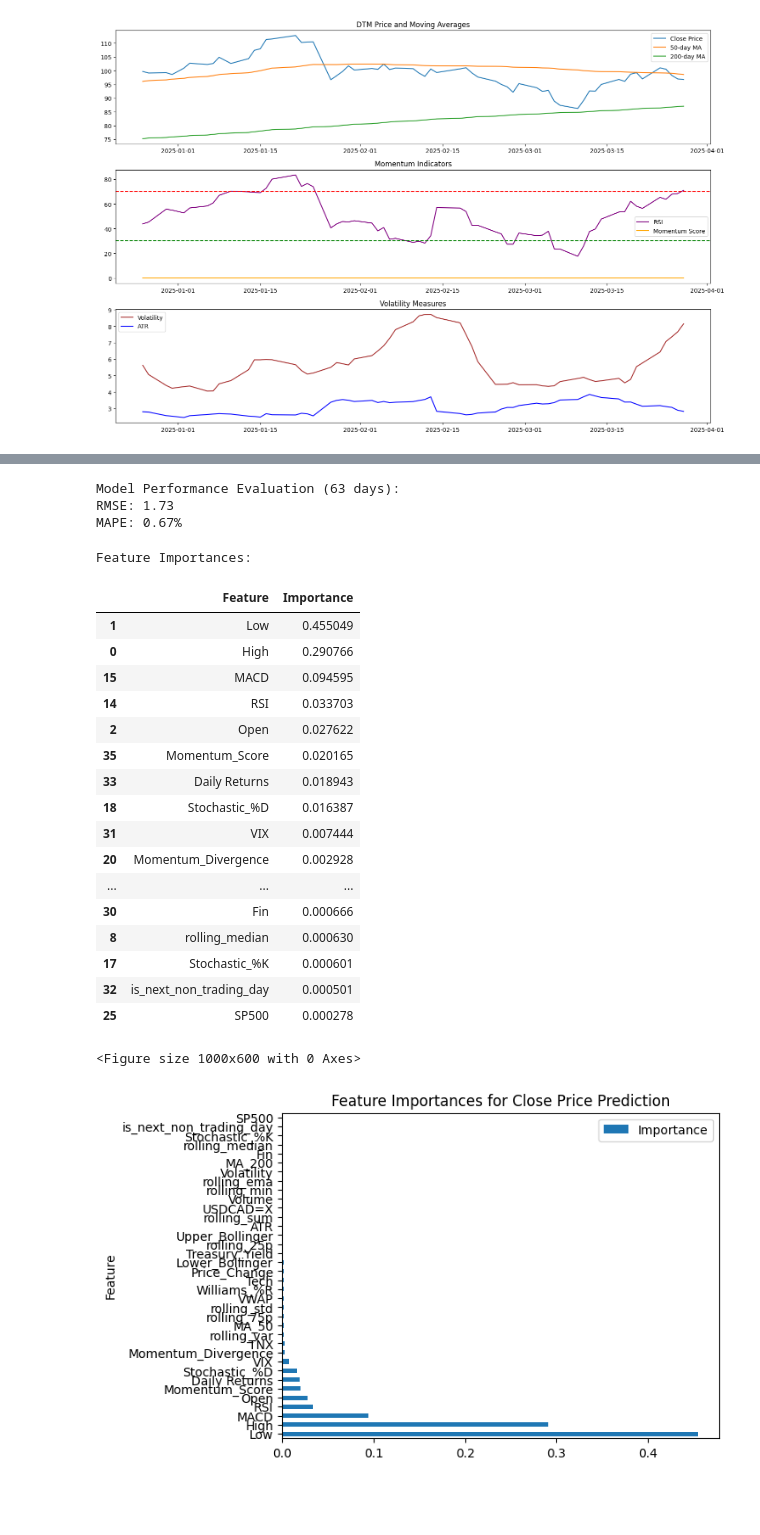
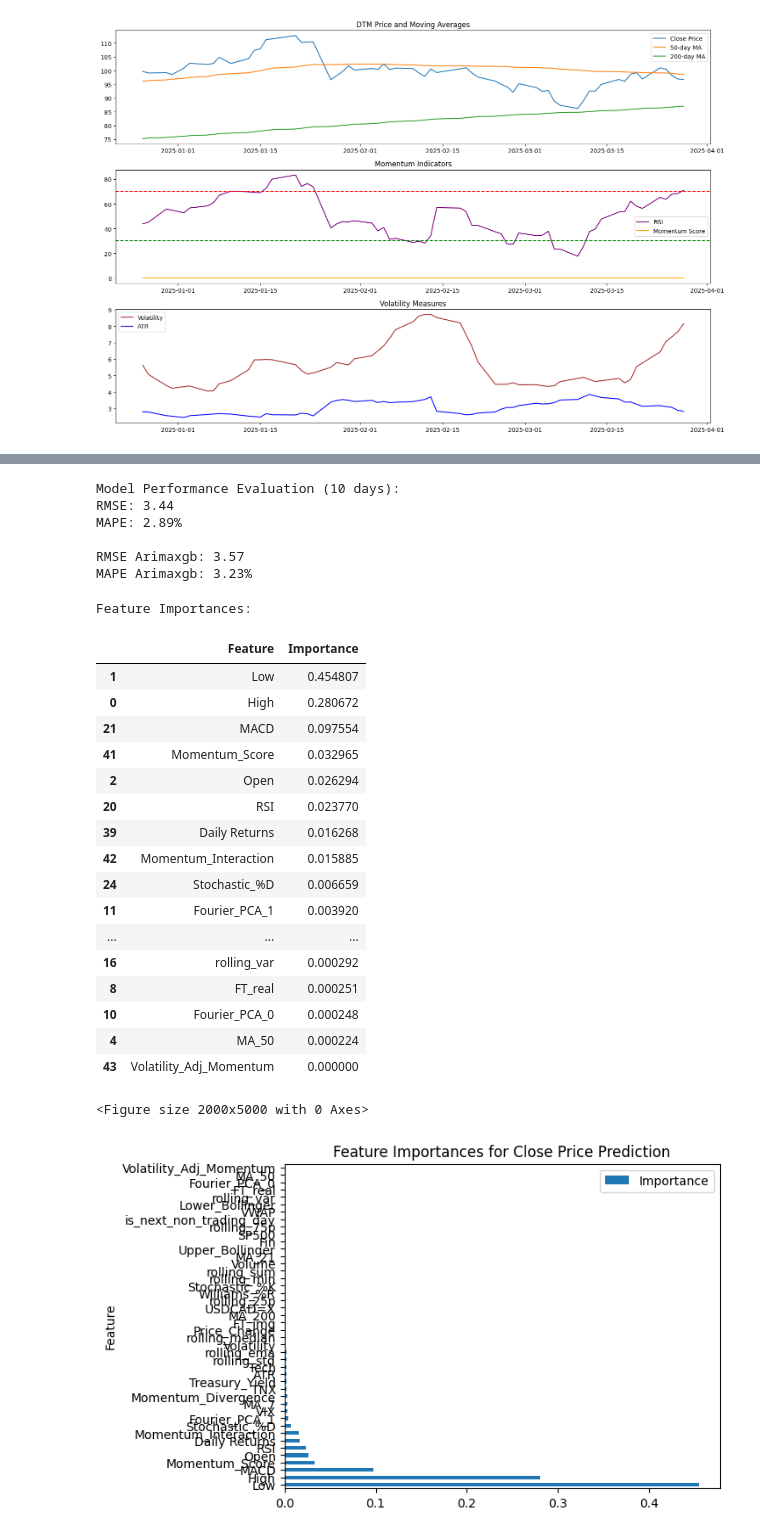
Before and after one commit to Jamie1377/STA410, a Jupyter notebook: stock_prediction/docs/showcase.ipynb, the cells around one changed output, grey strips where cells are left out. Cells and saved outputs as stored; diff of their text form; code cells hidden in the pictures; blank space fills up the shorter version.

```diff
--- a/stock_prediction/docs/showcase.ipynb
+++ b/stock_prediction/docs/showcase.ipynb
@@ -415,54 +463,73 @@ plt.show()
 from sklearn.metrics import mean_absolute_percentage_error, mean_squared_error
 
 # Align dates for evaluation
-eval_start = backtest.index[0]
+eval_start = backtest.iloc[-horizon:].index[0] #backtest.index[0]
 actual = df['Close'][df.index >= eval_start]
 backtest_eval = backtest['Close'][backtest.index >= eval_start]
+backtest_arimaxgb_eval = backtest_arimaxgb['Close'][backtest_arimaxgb.index >= eval_start]
+
+
 
 # Calculate metrics
 mape = mean_absolute_percentage_error(actual, backtest_eval)
 rmse = np.sqrt(mean_squared_error(actual, backtest_eval))
+r2 = r2_score(y_true=actual,y_pred=backtest_eval)
+
+mape_arimaxgb = mean_absolute_percentage_error(actual, backtest_arimaxgb_eval)
+rmse_arimaxgb = np.sqrt(mean_squared_error(actual, backtest_arimaxgb_eval))
+r2_arimaxgb = r2_score(y_true=actual,y_pred=backtest_arimaxgb_eval)
+
 
 print(f"\nModel Performance Evaluation ({len(actual)} days):")
 print(f"RMSE: {rmse:.2f}")
 print(f"MAPE: {mape:.2%}")
+# print(f"R2: {r2:.2f}")
+
+print('')
+
+print(f"RMSE Arimaxgb: {rmse_arimaxgb:.2f}")
+print(f"MAPE Arimaxgb: {mape_arimaxgb:.2%}")
+# print(f"R2 Arimaxgb: {r2_arimaxgb:.2f}")
 # %% [output]
-Model Performance Evaluation (63 days):
-RMSE: 1.73
-MAPE: 0.67%
+Model Performance Evaluation (10 days):
+RMSE: 3.44
+MAPE: 2.89%
+
+RMSE Arimaxgb: 3.57
+MAPE Arimaxgb: 3.23%
 # %%
 # Feature Importance Analysis
 from stock_prediction.utils import feature_importance
 
 if hasattr(predictor, 'feature_importances'):
     print("\nFeature Importances:")
     # importance_df = pd.DataFrame(predictor.feature_importances).T
     # importance_df = importance_df.sort_values(by='Close', axis=1, ascending=False)
     importance_df = feature_importance(predictor.data.drop(columns='Close'), predictor.data["Close"])
     display(importance_df)
 
-    plt.figure(figsize=(10, 6))
+    plt.figure(figsize=(20, 50))
     importance_df.plot("Feature", "Importance" ,kind='barh')
     plt.title("Feature Importances for Close Price Prediction")
     plt.show()
 # %% [output]
 Feature Importances:
 |  | Feature | Importance |
-| 1 | Low | 0.455049 |
-| 0 | High | 0.290766 |
-| 15 | MACD | 0.094595 |
-| 14 | RSI | 0.033703 |
-| 2 | Open | 0.027622 |
-| 35 | Momentum_Score | 0.020165 |
-| 33 | Daily Returns | 0.018943 |
-| 18 | Stochastic_%D | 0.016387 |
-| 31 | VIX | 0.007444 |
-| 20 | Momentum_Divergence | 0.002928 |
+| 1 | Low | 0.454807 |
+| 0 | High | 0.280672 |
+| 21 | MACD | 0.097554 |
+| 41 | Momentum_Score | 0.032965 |
+| 2 | Open | 0.026294 |
+| 20 | RSI | 0.023770 |
+| 39 | Daily Returns | 0.016268 |
+| 42 | Momentum_Interaction | 0.015885 |
+| 24 | Stochastic_%D | 0.006659 |
+| 11 | Fourier_PCA_1 | 0.003920 |
 | ... | ... | ... |
-| 30 | Fin | 0.000666 |
-| 8 | rolling_median | 0.000630 |
-| 17 | Stochastic_%K | 0.000601 |
-| 32 | is_next_non_trading_day | 0.000501 |
-| 25 | SP500 | 0.000278 |
+| 16 | rolling_var | 0.000292 |
+| 8 | FT_real | 0.000251 |
+| 10 | Fourier_PCA_0 | 0.000248 |
+| 4 | MA_50 | 0.000224 |
+| 43 | Volatility_Adj_Momentum | 0.000000 |
-<Figure size 1000x600 with 0 Axes>
+<Figure size 2000x5000 with 0 Axes>
-[figure, old version]
+[figure, new version]
```
Also changed, not shown: parts of 26 cells of this notebook, 12 other files.
